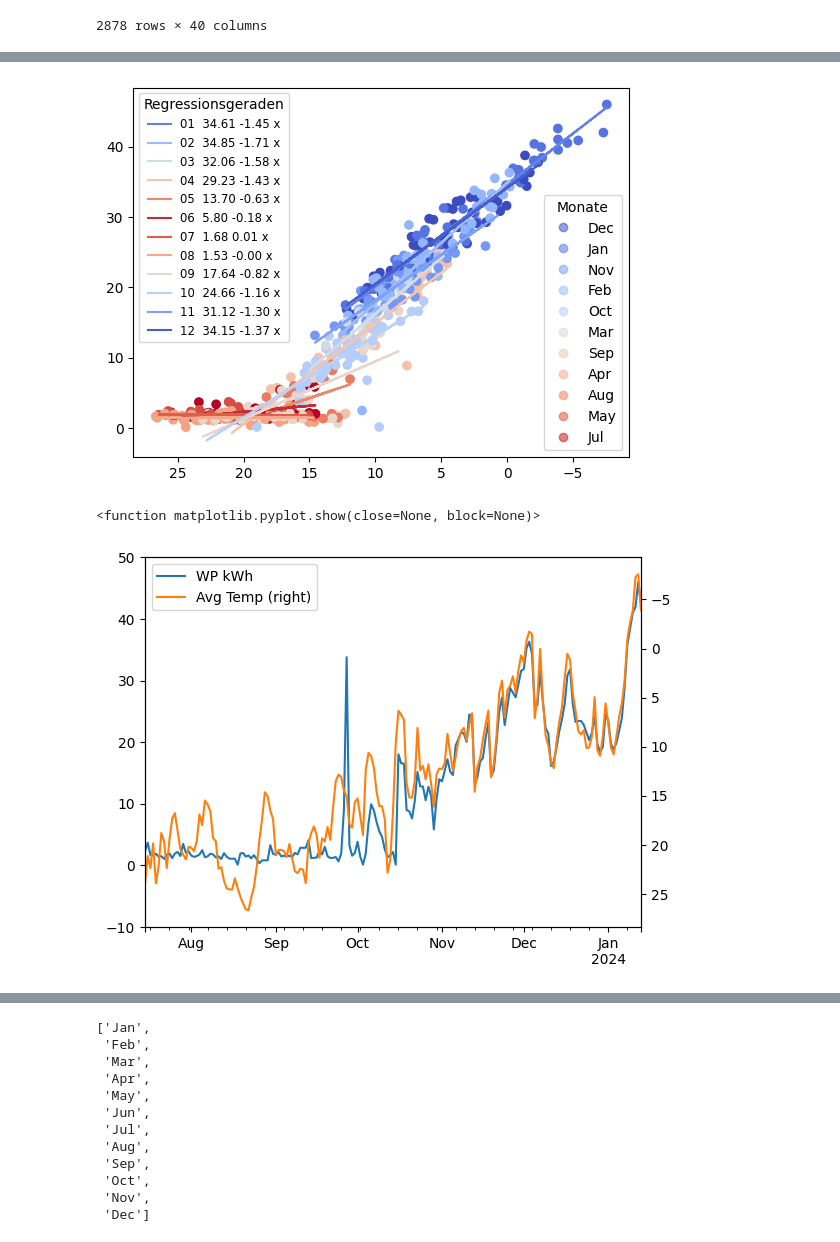
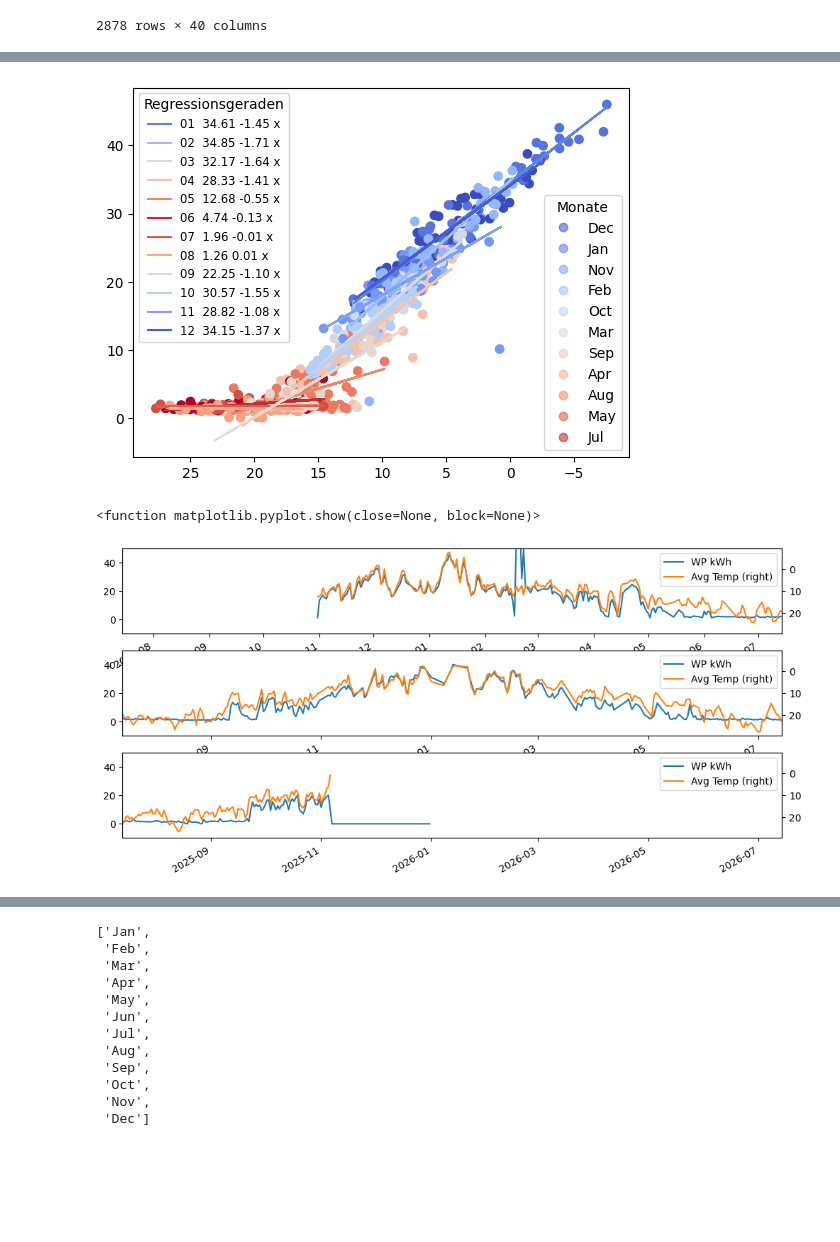
Before and after one commit to strubbi77/breisgauwind, a Jupyter notebook: Stromwert_IK8.ipynb, the cells around one changed output, grey strips where cells are left out. Saved outputs shown, nothing was run; the diff lists cells and outputs as text; code cells hidden in the pictures; blank space fills up the shorter version.

Commit message:
Daten für Oktober aktualisiert.

```diff
--- a/Stromwert_IK8.ipynb
+++ b/Stromwert_IK8.ipynb
@@ -3,10 +3,10 @@ import pandas as pd
 import numpy as np
 
 names=['Datum(UTC)','Nicht Erneuerbar (MW)', 'Erneuerbar (MW)', 'DE-LU Day Ahead EUR/MWh']
-ghp='Daten entsoe/Gro_handelspreise_202201010000_202505010000_Stunde.csv'
+ghp='Daten entsoe/Gro_handelspreise_202311010000_202601010000_Viertelstunde.csv'
 #DayAheadPrices=pd.read_csv("Daten entsoe/energy-charts_Stromproduktion_und_Börsenstrompreise_in_Deutschland_2024.csv",skiprows=2,names=names)
 
-DayAheadPrices=pd.read_csv(ghp,na_values='-',header=0 ,sep=';', decimal=",", thousands=".")
+Strompreis=pd.read_csv(ghp,na_values='-',header=0 ,sep=';', decimal=",", thousands=".")
 # %%
 #DayAheadPrices['datum']=pd.to_datetime(DayAheadPrices['Datum(UTC)'])
 #DayAheadPrices=DayAheadPrices.set_index('datum')
@@ -22,6 +31,6 @@ preis_menge=DayAheadPrices
 # %%
 names=['Datum','Jahr', 'Monat', 'Tag','PV IK8']
-IKPV=pd.read_csv("Daten IK8/2024 PV Daily.csv",skiprows=1,names=names,sep=';',decimal=',',parse_dates=['Datum'],date_format='%d.%m.%Y').fillna(0)
+IKPV=pd.read_csv("Daten IK8/2025 PV Daily.csv",skiprows=1,names=names,sep=';',decimal=',',parse_dates=['Datum'],date_format='%d.%m.%Y').fillna(0)
 #IKPV=pd.read_csv("Daten IK8/2023ff_v2_Hist_Strom.csv",skiprows=1,names=names,sep=';',decimal=',',parse_dates=['Datum'],date_format='%d.%m.%Y').fillna(0)
 IKPV=IKPV.drop(columns=['Jahr', 'Monat', 'Tag'])
 IKPV=IKPV.set_index('Datum')
@@ -557,4 +580,5 @@ plt.show
 # %%
+# scikit-learn
 from sklearn.linear_model import LinearRegression
 from matplotlib.lines import Line2D
 fig, ax = plt.subplots()
@@ -575,7 +599,7 @@ ax.invert_xaxis()
 handles, labels = scatter.legend_elements(prop="colors", alpha=0.6)
 labels=[]
 for mn in [12,1,11,2,10,3,9,4,8,5,7,6]:
-    labels=labels+[pd.to_datetime('2024-{:02d}-01'.format(mn)).month_name()[:3]]
+    labels=labels+[pd.to_datetime('2025-{:02d}-01'.format(mn)).month_name()[:3]]
 #labels=['Jan/Dez','Feb/Nov','Mrz/Okt','Apr/Sep','Mai/Aug','Jun/Jul']
 legend2 = ax.legend(handles, labels, loc="lower right", title="Monate")
 ax.add_artist(legend2)
@@ -603,26 +627,29 @@ legend1=ax.legend(handles=legend_elements, loc='upper left', title="Regressionsg
 
 plt.show()
 # %% [output]
-[figure, old version]
+[figure, new version]
 # %%
-fig, ax1 = plt.subplots()
-pm_day['WP sum'].plot(ax=ax1,label="WP kWh", legend=True)
-#ax.scatter(pm_day.index,pm_day['Temp avg'])
-pm_day['Temp avg'].plot(ax=ax1,secondary_y=True, label="Avg Temp", legend=True)
+fig=plt.figure(figsize=(12,6))
+fig.tight_layout()
+jahre=3
 #ax1.right_ax.set_ylim(-30,70)
-new_ax=ax1.right_ax.get_ylim()
-ax1.right_ax.set_ylim(new_ax[1],new_ax[0])   #  (-9.268541666666668, 28.356041666666666)
 
-ax1.set_ylim(-10,50)
-#ax1.set_xlim(19918,20100)  # Aug - Jan  2025
-ax1.set_xlim(19918-365,20100-365)  # Aug - Jan  2024
-#ax1.set_xlim(20050-365,20200-365)  # Aug - Jan  2025
-#ax1.set_xlim(20150-2*365,20150-1*365)  # Aug - Jan  2025
-#ax1.set_xlim(20000,20100)  # Aug - Jan  2025
-#ax1.set_xlim(20000,20100)  # Aug - Jan  2025
+for winter in range(0,jahre):
+    ax_sp=fig.add_subplot(jahre,1,winter+1)
+    pm_day['WP sum'].plot(ax=ax_sp,label="WP kWh", legend=True)
+    #ax.scatter(pm_day.index,pm_day['Temp avg'])
+    pm_day['Temp avg'].plot(ax=ax_sp,secondary_y=True, label="Avg Temp", legend=True)
+
+
+    new_ax=ax_sp.right_ax.get_ylim()
+    ax_sp.right_ax.set_ylim(new_ax[1],new_ax[0])   #  (-9.268541666666668, 28.356041666666666)
+
+    ax_sp.set_ylim(-10,50)
+    #ax1.set_xlim(19918,20100)  # Aug - Jan  2025
+    ax_sp.set_xlim(19553+365*winter,19918+365*winter)
 plt.show
 #ax1.right_ax.get_ylim() ## (19358.0, 20147.0)
 # %% [output]
 <function matplotlib.pyplot.show(close=None, block=None)>
-[figure, old version]
+[figure, new version]
 # %%
```
Also changed, not shown: parts of 13 cells of this notebook, 57 other files.
